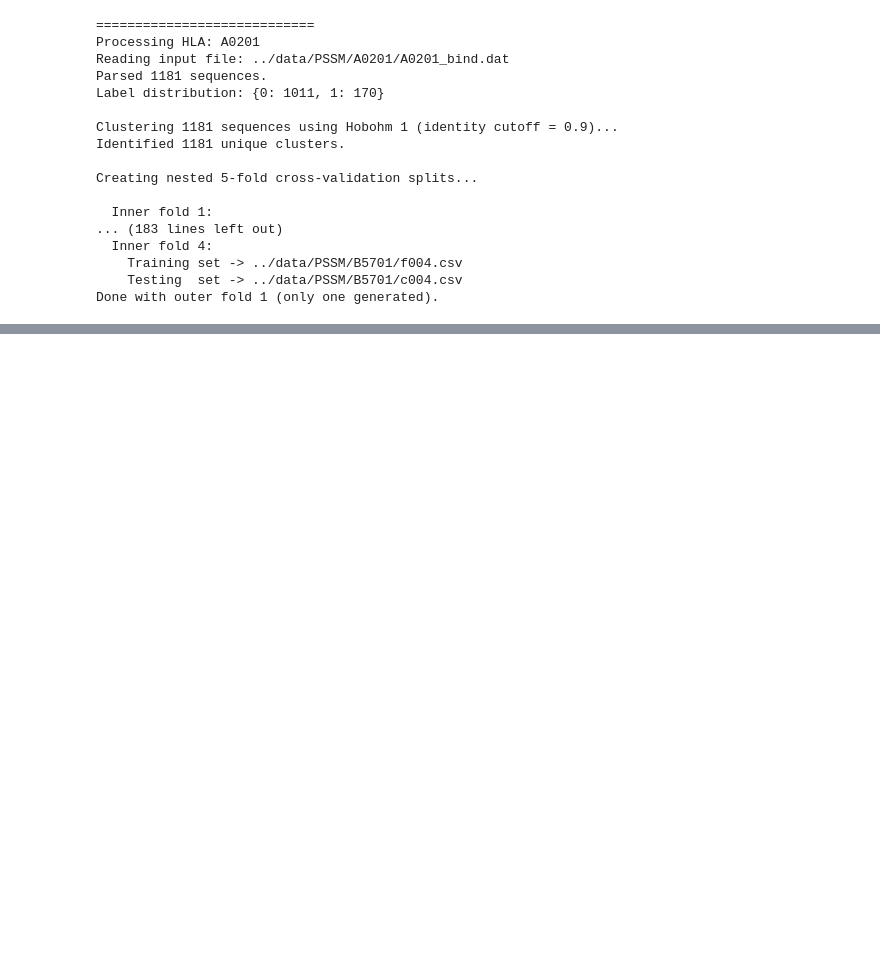
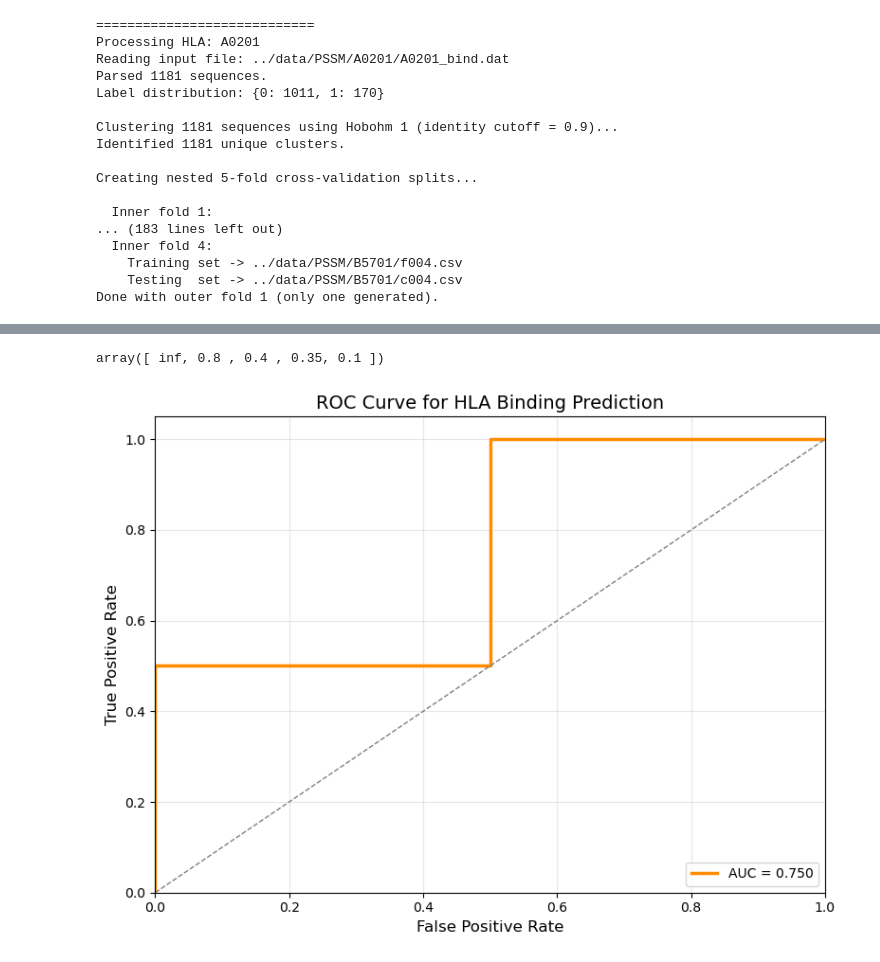
Before and after one commit to s215098/BioAlgoProject2025, a Jupyter notebook: code/data_handling.ipynb, the cells around one changed output, grey strips where cells are left out. Drawn from its saved outputs; the diff is of its cells as text; code cells hidden in the pictures; blank space fills up the shorter version.

```diff
--- a/code/data_handling.ipynb
+++ b/code/data_handling.ipynb
@@ -210,0 +277,28 @@ Done with outer fold 1 (only one generated).
+# %%
+import numpy as np
+from sklearn import metrics
+y = np.array([1, 1, 2, 2])
+scores = np.array([0.1, 0.4, 0.35, 0.8])
+fpr, tpr, thresholds = metrics.roc_curve(y, scores, pos_label=2)
+roc_auc = auc(fpr, tpr)
+fpr
+tpr
+thresholds
+# %% [output]
+array([ inf, 0.8 , 0.4 , 0.35, 0.1 ])
+# %%
+# Plot the ROC curve
+plt.figure(figsize=(8, 6))
+plt.plot(fpr, tpr, color="darkorange", lw=2.5, label=f"AUC = {roc_auc:.3f}")
+plt.plot([0, 1], [0, 1], color="gray", lw=1, linestyle="--")
+plt.xlim([0.0, 1.0])
+plt.ylim([0.0, 1.05])
+plt.xlabel("False Positive Rate", fontsize=12)
+plt.ylabel("True Positive Rate", fontsize=12)
+plt.title("ROC Curve for HLA Binding Prediction", fontsize=14)
+plt.legend(loc="lower right", fontsize=10)
+plt.grid(alpha=0.3)
+plt.tight_layout()
+plt.show()
+# %% [output]
+[figure, added]
```
Also changed, not shown: parts of 1 cell of this notebook, 13 other files.
